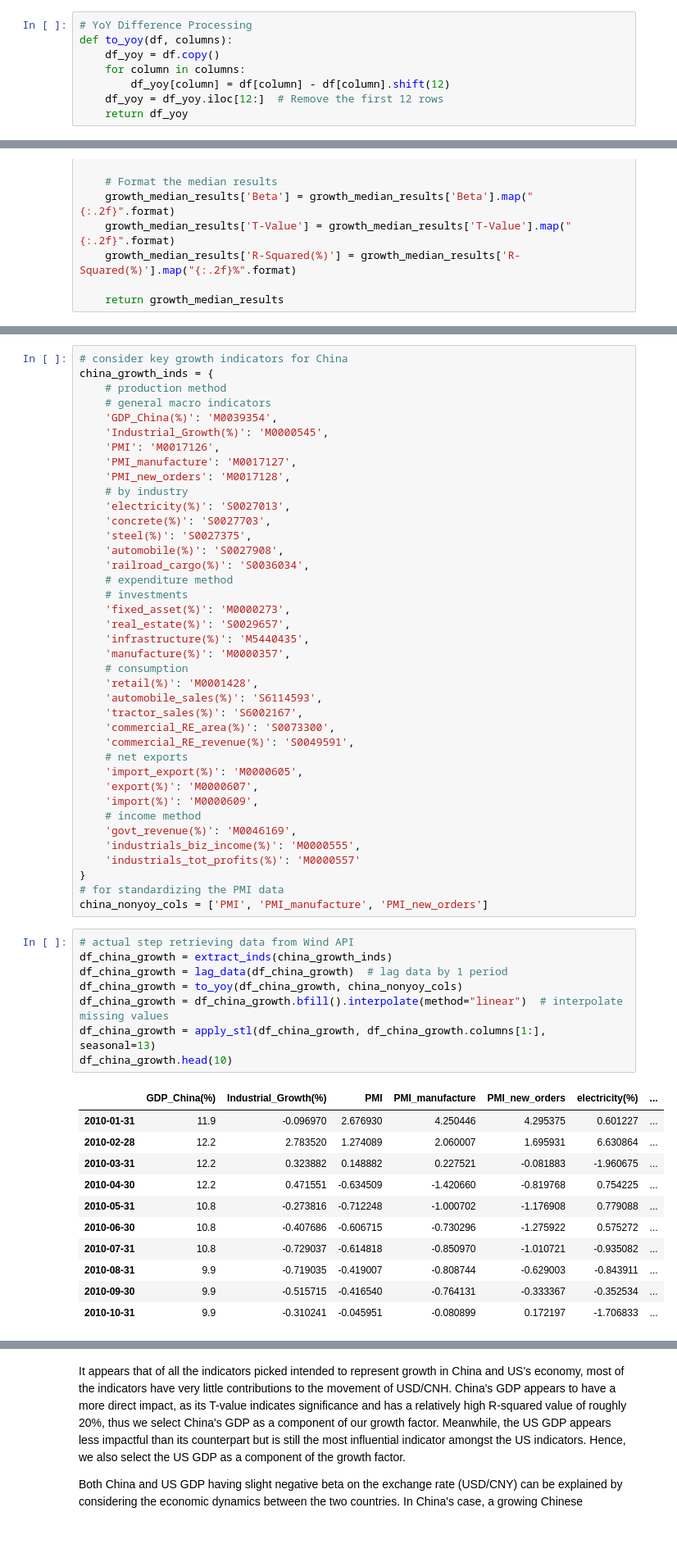
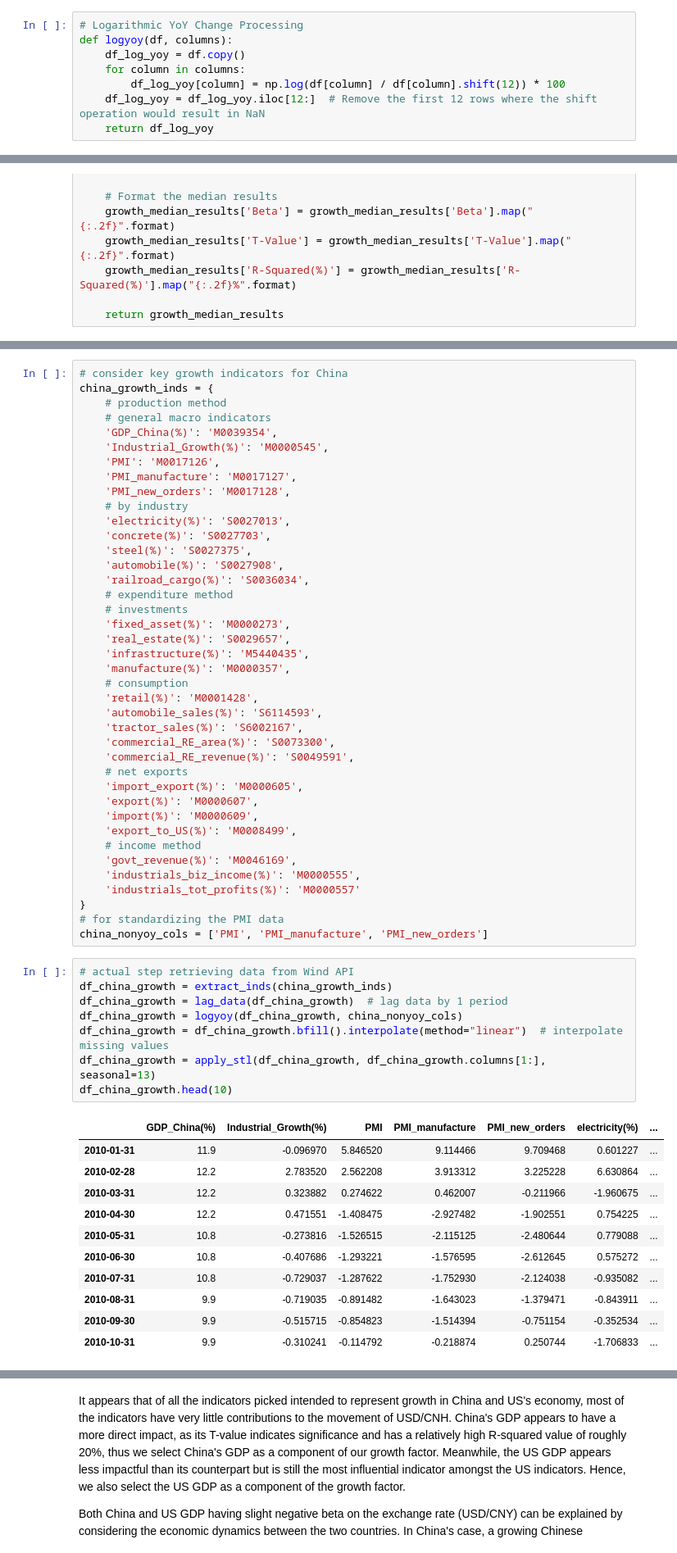
Before and after one commit to miaxiaozl/forex-project, a Jupyter notebook: notebooks/01_data_collection.ipynb, the cells around one changed output, grey strips where cells are left out. Shown: that part at 82% size. Drawn from its saved outputs; the diff is of its cells as text.

```diff
--- a/notebooks/01_data_collection.ipynb
+++ b/notebooks/01_data_collection.ipynb
@@ -60,13 +62,13 @@ def apply_stl(df, columns, seasonal=13):
         df_adjusted[column] = result.seasonal  # Replace with seasonally adjusted component
     return df_adjusted
 # %%
-# YoY Difference Processing
-def to_yoy(df, columns):
-    df_yoy = df.copy()
+# Logarithmic YoY Change Processing
+def logyoy(df, columns):
+    df_log_yoy = df.copy()
     for column in columns:
-        df_yoy[column] = df[column] - df[column].shift(12)
-    df_yoy = df_yoy.iloc[12:]  # Remove the first 12 rows
-    return df_yoy
+        df_log_yoy[column] = np.log(df[column] / df[column].shift(12)) * 100
+    df_log_yoy = df_log_yoy.iloc[12:]  # Remove the first 12 rows where the shift operation would result in NaN
+    return df_log_yoy
 # %%
 # Get USD/CNH Exchange Rate
 fx_data = w.edb("M0000185", "2009-01-01", end_date, Period="M")
@@ -180,6 +184,7 @@ china_growth_inds = {
     'import_export(%)': 'M0000605',
     'export(%)': 'M0000607',
     'import(%)': 'M0000609',
+    'export_to_US(%)': 'M0008499',
     # income method
     'govt_revenue(%)': 'M0046169',
     'industrials_biz_income(%)': 'M0000555',
@@ -190,20 +195,20 @@ china_nonyoy_cols = ['PMI', 'PMI_manufacture', 'PMI_new_orders']
 # %%
 # actual step retrieving data from Wind API
 df_china_growth = extract_inds(china_growth_inds)
 df_china_growth = lag_data(df_china_growth)  # lag data by 1 period
-df_china_growth = to_yoy(df_china_growth, china_nonyoy_cols)
+df_china_growth = logyoy(df_china_growth, china_nonyoy_cols)
 df_china_growth = df_china_growth.bfill().interpolate(method="linear")  # interpolate missing values
 df_china_growth = apply_stl(df_china_growth, df_china_growth.columns[1:], seasonal=13)
 df_china_growth.head(10)
 # %% [output]
 |  | GDP_China(%) | Industrial_Growth(%) | PMI | PMI_manufacture | PMI_new_orders | electricity(%) | ... |
-| 2010-01-31 | 11.9 | -0.096970 | 2.676930 | 4.250446 | 4.295375 | 0.601227 | ... |
-| 2010-02-28 | 12.2 | 2.783520 | 1.274089 | 2.060007 | 1.695931 | 6.630864 | ... |
-| 2010-03-31 | 12.2 | 0.323882 | 0.148882 | 0.227521 | -0.081883 | -1.960675 | ... |
-| 2010-04-30 | 12.2 | 0.471551 | -0.634509 | -1.420660 | -0.819768 | 0.754225 | ... |
-| 2010-05-31 | 10.8 | -0.273816 | -0.712248 | -1.000702 | -1.176908 | 0.779088 | ... |
-| 2010-06-30 | 10.8 | -0.407686 | -0.606715 | -0.730296 | -1.275922 | 0.575272 | ... |
-| 2010-07-31 | 10.8 | -0.729037 | -0.614818 | -0.850970 | -1.010721 | -0.935082 | ... |
-| 2010-08-31 | 9.9 | -0.719035 | -0.419007 | -0.808744 | -0.629003 | -0.843911 | ... |
-| 2010-09-30 | 9.9 | -0.515715 | -0.416540 | -0.764131 | -0.333367 | -0.352534 | ... |
-| 2010-10-31 | 9.9 | -0.310241 | -0.045951 | -0.080899 | 0.172197 | -1.706833 | ... |
+| 2010-01-31 | 11.9 | -0.096970 | 5.846520 | 9.114466 | 9.709468 | 0.601227 | ... |
+| 2010-02-28 | 12.2 | 2.783520 | 2.562208 | 3.913312 | 3.225228 | 6.630864 | ... |
+| 2010-03-31 | 12.2 | 0.323882 | 0.274622 | 0.462007 | -0.211966 | -1.960675 | ... |
+| 2010-04-30 | 12.2 | 0.471551 | -1.408475 | -2.927482 | -1.902551 | 0.754225 | ... |
+| 2010-05-31 | 10.8 | -0.273816 | -1.526515 | -2.115125 | -2.480644 | 0.779088 | ... |
+| 2010-06-30 | 10.8 | -0.407686 | -1.293221 | -1.576595 | -2.612645 | 0.575272 | ... |
+| 2010-07-31 | 10.8 | -0.729037 | -1.287622 | -1.752930 | -2.124038 | -0.935082 | ... |
+| 2010-08-31 | 9.9 | -0.719035 | -0.891482 | -1.643023 | -1.379471 | -0.843911 | ... |
+| 2010-09-30 | 9.9 | -0.515715 | -0.854823 | -1.514394 | -0.751154 | -0.352534 | ... |
+| 2010-10-31 | 9.9 | -0.310241 | -0.114792 | -0.218874 | 0.250744 | -1.706833 | ... |
```
Also changed, not shown: parts of 11 cells of this notebook.
